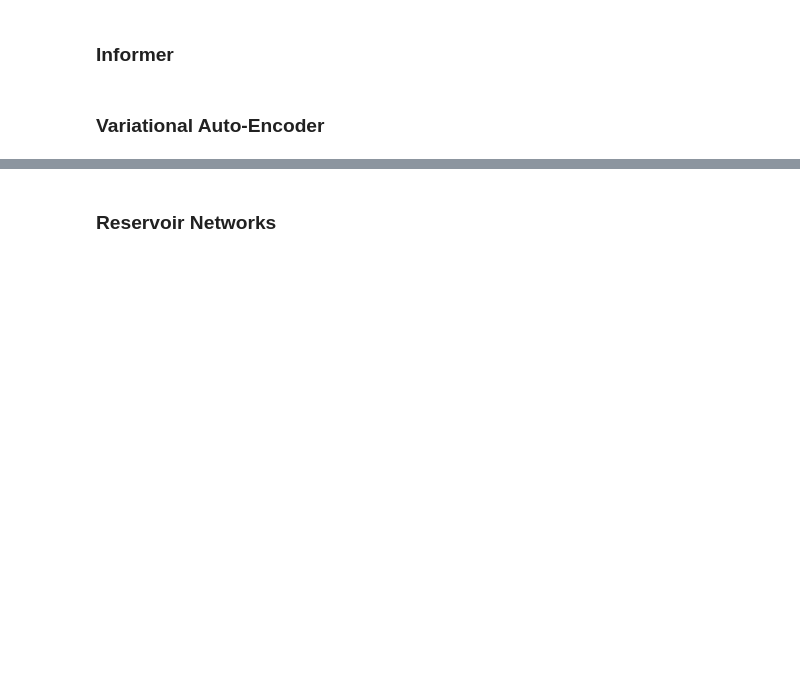
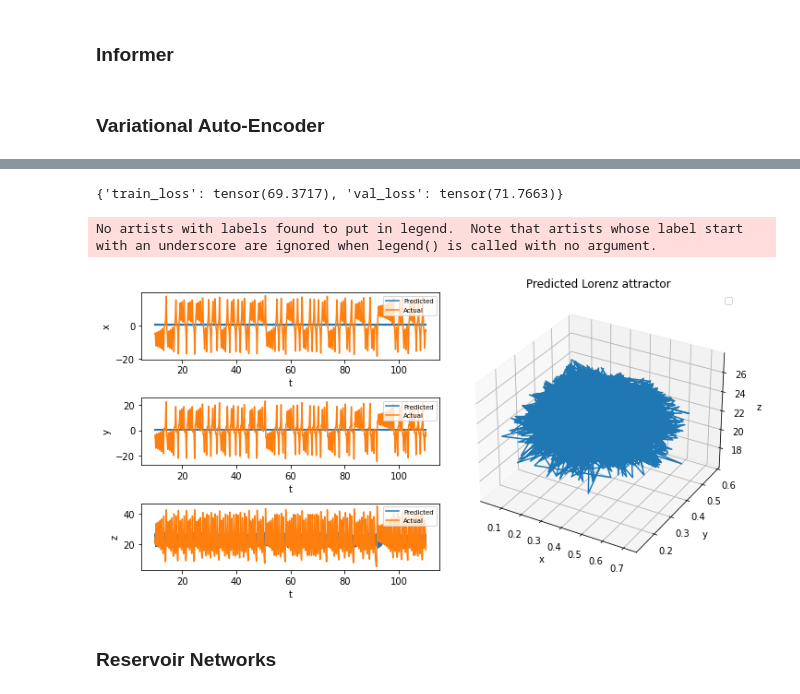
Before and after one commit to lupoalberto98/Physical-Informed-Dynamical-Systems, a Jupyter notebook: src/main.ipynb, the cells around one changed output, grey strips where cells are left out. Drawn from its saved outputs; the diff is of its cells as text; code cells hidden in the pictures; blank space fills up the shorter version.

```diff
--- a/src/main.ipynb
+++ b/src/main.ipynb
@@ -72,7 +75,7 @@ beta = 8.0 / 3.0
 
 dt = 0.01
 steps = 10000
-seq_len = 500
+seq_len = 100
 discard = 1000
 
 def f(state, t):
@@ -81,26 +84,24 @@ def f(state, t):
 
 # Train dataset
 state0 = [1.0, 1.0, 1.0]
-train_states = DynSysDataset(state0, f, dt, steps, seq_len, discard,
-                             transform=transforms.ToTensor())
+train_states = DynSysDataset(state0, f, dt, steps, seq_len, discard)
 t_train = train_states.time
 train_dataset = train_states.dataset
 
 # Validtion dataset
 state0 = [2.0, 0.0, 3.0]
-val_states =  DynSysDataset(state0, f, dt, steps, seq_len, discard,
-                             transform=transforms.ToTensor())
+val_states =  DynSysDataset(state0, f, dt, steps, seq_len, discard)
 t_val = val_states.time
 val_dataset = val_states.dataset
 
 # Test dataset
 state0 = train_dataset[-1]
-test_states =  DynSysDataset(state0, f, dt, steps, seq_len, discard,
-                             transform=transforms.ToTensor())
+test_states =  DynSysDataset(state0, f, dt, steps, seq_len, discard)
 t_test = test_states.time
 test_dataset = test_states.dataset
 
 ### Dataloader
 batch_size = 20
+
 train_dataloader = DataLoader(train_states, batch_size=batch_size, num_workers=0, shuffle=True)
 val_dataloader = DataLoader(val_states, batch_size=batch_size,num_workers=0, shuffle=True)
@@ -373,3 +364,24 @@ ax3.legend()
 plt.tight_layout()
 # %% [markdown]
 ### Variational Auto-Encoder
+# %%
+params_ae = {
+    "layers_sizes" : [3, 16, 32],
+    "act" : nn.ReLU(),
+    "drop_p" : 0.3,
+    "encoded_space_dim" : 100,
+    "loss_fn" : nn.MSELoss(),
+    "lr" : 0.001,
+}
+
+# Define the network
+torch.manual_seed(0)
+net_ae = VarFFAE(params_ae)
+
+# Dataloaders
+batch_size = 128
+ae_train_dataset = torch.tensor(train_dataset, dtype=torch.float32, requires_grad = True)
+ae_val_dataset = torch.tensor(val_dataset, dtype=torch.float32, requires_grad = True)
+ae_test_dataset = torch.tensor(test_dataset, dtype=torch.float32, requires_grad = True)
+ae_train_dataloader = DataLoader(ae_train_dataset, batch_size=batch_size, num_workers=0, shuffle=True)
+ae_val_dataloader = DataLoader(ae_val_dataset, batch_size=batch_size, num_workers=0, shuffle=True)
@@ -375,0 +425,15 @@ plt.tight_layout()
+# %%
+trainer_ae.callback_metrics
+# %% [output]
+{'train_loss': tensor(69.3717), 'val_loss': tensor(71.7663)}
+# %%
+perturbation = torch.tensor([0.01]*len(ae_train_dataset), dtype=torch.float32).unsqueeze(1)+ae_train_dataset
+perturbation, _, _ = net_ae(perturbation)
+perturbation = perturbation.detach().numpy()
+# %%
+
+prediction_steps = 10000
+plt_gen_trajectory(perturbation, t_train, train_dataset, filename="lstm_lorenz63_tf_short", prediction_steps=prediction_steps)
+# %% [output]
+No artists with labels found to put in legend.  Note that artists whose label start with an underscore are ignored when legend() is called with no argument.
+[figure, added]
```
Also changed, not shown: parts of 8 cells of this notebook, 5 other files.
